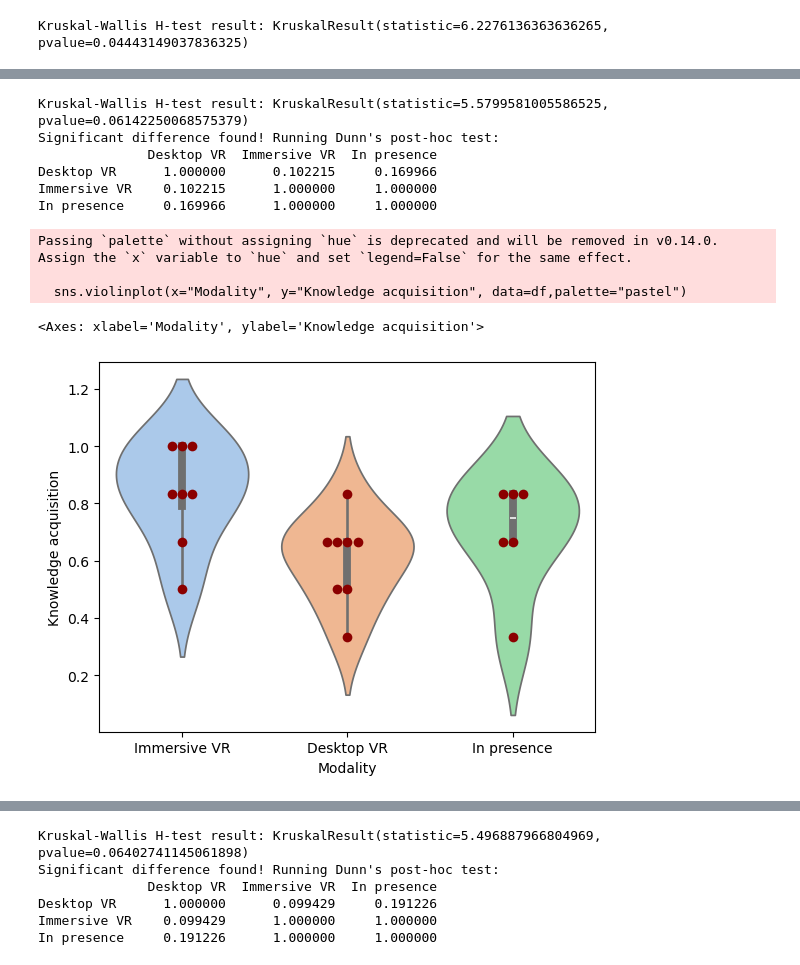
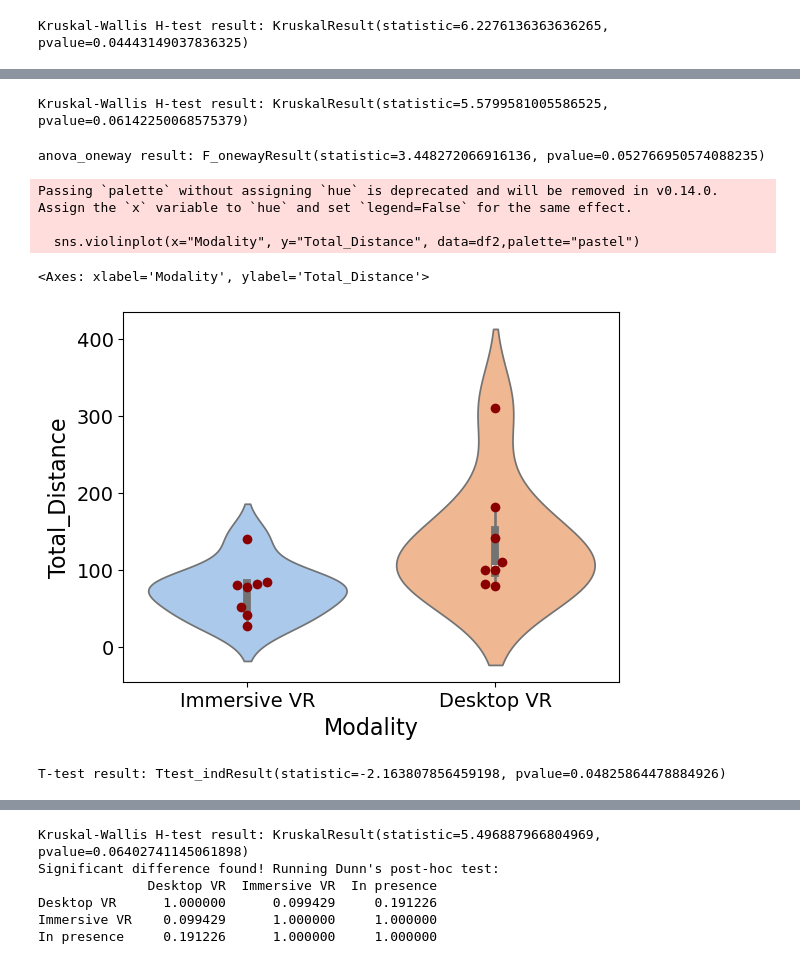
Before and after one commit to univr-GRAIL/analisys_viroo, a Jupyter notebook: charts.ipynb, the cells around one changed output, grey strips where cells are left out. Cells and saved outputs as stored; diff of their text form; code cells hidden in the pictures.

```diff
--- a/charts.ipynb
+++ b/charts.ipynb
@@ -2,8 +2,17 @@
 import pandas as pd
 import seaborn as sns
 from scipy import stats
+import matplotlib.pyplot as plt
 
+plt.rcParams.update({
+    "axes.labelsize": 16,   # x/y labels
+    "xtick.labelsize": 14,  # x ticks
+    "ytick.labelsize": 14,  # y ticks
+    "legend.fontsize": 14,
+    "axes.titlesize": 18
+})
 df = pd.read_excel("data/simplified.xlsx")
 
 
 df.head()
+df2=df[df["Modality"].isin(["Immersive VR", "Desktop VR"])]
@@ -49,28 +76,31 @@ kruskal_result = stats.kruskal(df[df["Modality"] == "Immersive VR"]["Spatial awa
                          df[df["Modality"] == "Desktop VR"]["Spatial awareness"],
                          df[df["Modality"] == "In presence"]["Spatial awareness"])
 print("Kruskal-Wallis H-test result:", kruskal_result)
-
-import scikit_posthocs as sp
-print("Significant difference found! Running Dunn's post-hoc test:")
-posthoc_results = sp.posthoc_dunn(df, val_col='Spatial awareness', group_col='Modality', p_adjust='bonferroni')
-print(posthoc_results)
 # %% [output]
 Kruskal-Wallis H-test result: KruskalResult(statistic=5.5799581005586525, pvalue=0.06142250068575379)
-Significant difference found! Running Dunn's post-hoc test:
-              Desktop VR  Immersive VR  In presence
-Desktop VR      1.000000      0.102215     0.169966
-Immersive VR    0.102215      1.000000     1.000000
-In presence     0.169966      1.000000     1.000000
+# %%
+anova = stats.f_oneway(df[df["Modality"] == "Immersive VR"]["Spatial awareness"],
+                         df[df["Modality"] == "Desktop VR"]["Spatial awareness"],
+                            df[df["Modality"] == "In presence"]["Spatial awareness"])
+print("anova_oneway result:", anova )
+# %% [output]
+anova_oneway result: F_onewayResult(statistic=3.448272066916136, pvalue=0.052766950574088235)
 # %%
 
-sns.violinplot(x="Modality", y="Knowledge acquisition", data=df,palette="pastel")
-sns.swarmplot(x="Modality", y="Knowledge acquisition",color="darkred",size=7,data=df)
-# sns.boxplot(x="Modality", y="Knowledge acquisition", data=df, showmeans=False,
+sns.violinplot(x="Modality", y="Total_Distance", data=df2,palette="pastel")
+sns.swarmplot(x="Modality", y="Total_Distance",color="darkred",size=7,data=df2)
+# sns.boxplot(x="Modality", y="Total_Distance", data=df2, showmeans=False,
             # showcaps=False, showbox=False, showfliers=False, medianprops={"color": "grey", "linewidth": 2})
 # %% [output]
 Passing `palette` without assigning `hue` is deprecated and will be removed in v0.14.0. Assign the `x` variable to `hue` and set `legend=False` for the same effect.
 
-  sns.violinplot(x="Modality", y="Knowledge acquisition", data=df,palette="pastel")
+  sns.violinplot(x="Modality", y="Total_Distance", data=df2,palette="pastel")
-<Axes: xlabel='Modality', ylabel='Knowledge acquisition'>
+<Axes: xlabel='Modality', ylabel='Total_Distance'>
-[figure, old version]
+[figure, new version]
+# %%
+ttest = stats.mstats.ttest_ind(df[df["Modality"] == "Immersive VR"]["Total_Distance"],
+                         df[df["Modality"] == "Desktop VR"]["Total_Distance"])
+print("T-test result:", ttest)
+# %% [output]
+T-test result: Ttest_indResult(statistic=-2.163807856459198, pvalue=0.04825864478884926)
 # %%
```
Also changed, not shown: parts of 24 cells of this notebook, 10 other files.
